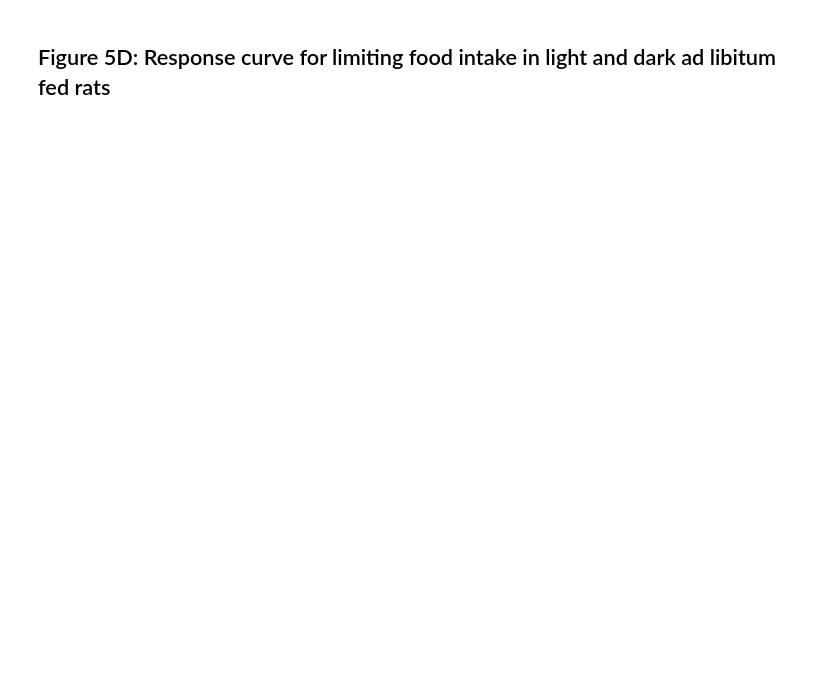
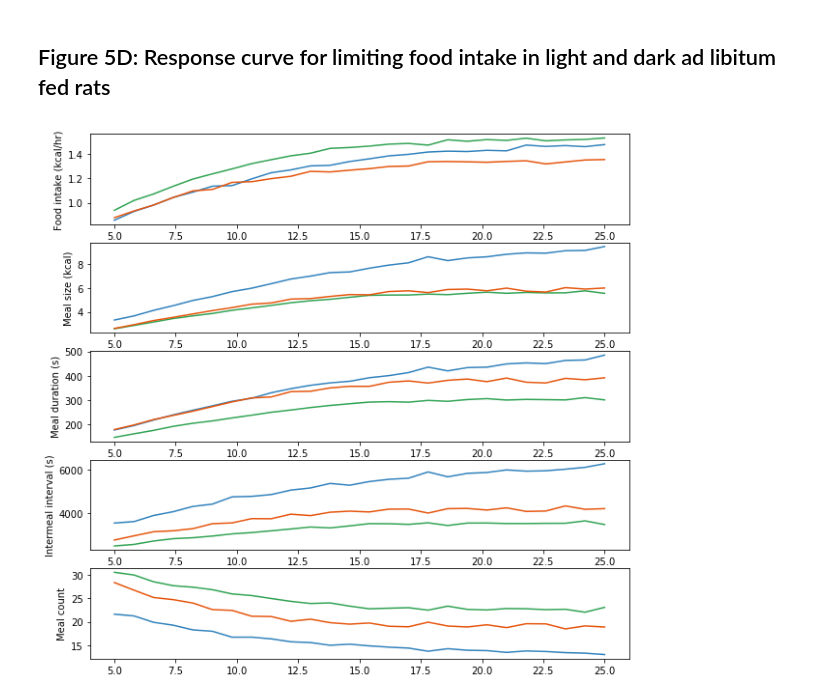
Before and after one commit to tomMcGrath/bayesian_feeding, a Jupyter notebook: Figure5.ipynb, the cells around one changed output. Drawn from its saved outputs; the diff is of its cells as text; code cells hidden in the pictures; blank space fills up the shorter version.

```diff
--- a/Figure5.ipynb
+++ b/Figure5.ipynb
@@ -106,2 +111,37 @@ PYY_300.0_R_L_trace.p
 # %% [markdown]
 ## Figure 5D: Response curve for limiting food intake in light and dark ad libitum fed rats
+# %%
+reload(plots)
+reload(helpers)
+"""
+indivs = ['saline_0.0_A_L_trace.p',
+          'saline_0.0_R_L_trace.p',
+          'PYY_1.5_R_L_trace.p',
+          'PYY_7.5_R_L_trace.p',
+          'PYY_300.0_R_L_trace.p']
+"""
+
+indivs = ['saline_0.0_R_L_trace.p',
+          'PYY_300.0_R_L_trace.p',
+          'LiCl_64.0_R_L_trace.p']
+
+"""
+indivs = ['saline_0.0_R_D_trace.p',
+          'saline_0.0_A_D_trace.p']
+
+"""
+fig, axes = plots.behav_response_curve(group_dict,
+                                    indivs,
+                                    np.linspace(5, 25, 26),
+                                    num_samples=1000,
+                                    duration=24*60*60)
+
+axes[0].set_xlabel('Parameter change (a.u.)')
+axes[0].set_ylabel('Food intake (kcal/hr)')
+axes[1].set_ylabel('Meal size (kcal)')
+axes[2].set_ylabel('Meal duration (s)')
+axes[3].set_ylabel('Intermeal interval (s)')
+axes[4].set_ylabel('Meal count')
+plt.show()
+# %% [output]
+[figure, added]
```
Also changed, not shown: parts of 3 cells of this notebook, 1 other file.
